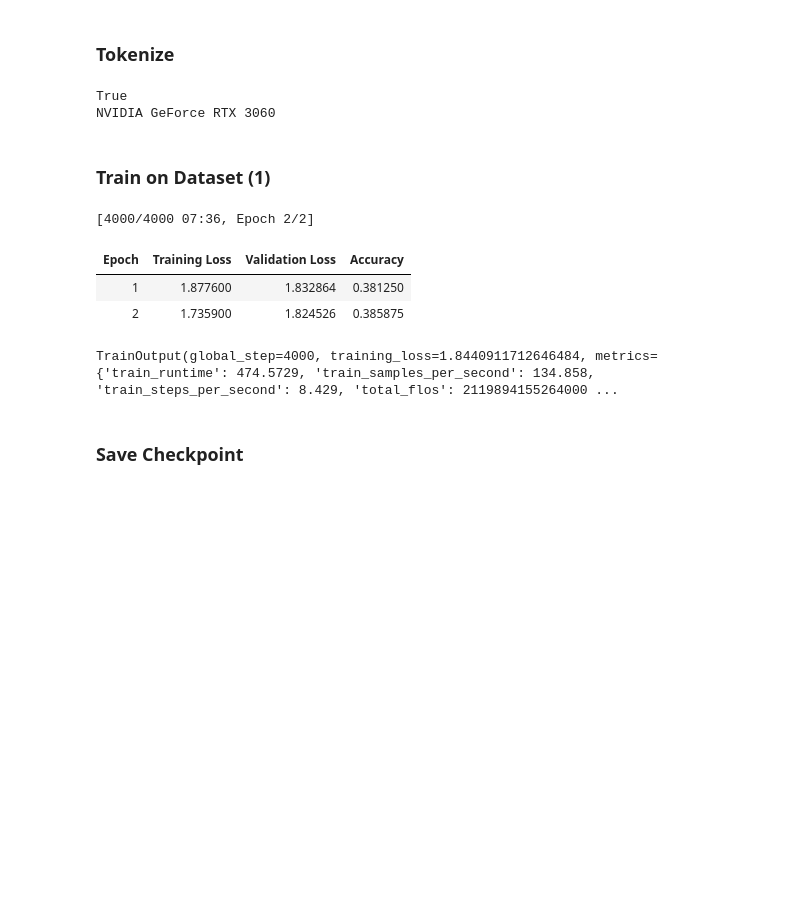
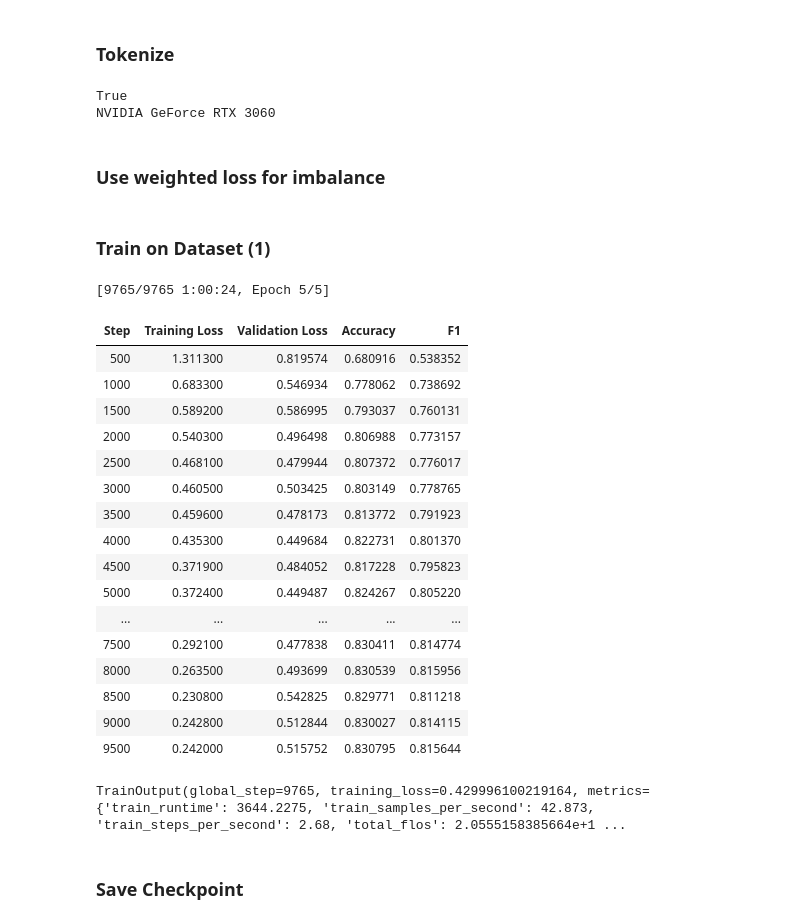
Before and after one commit to majiinB/Heron-wellnest-ml-model, a Jupyter notebook: notebooks/nlp/xlm-roberta.ipynb, the cells around one changed output. Drawn from its saved outputs; the diff is of its cells as text; code cells hidden in the pictures; blank space fills up the shorter version.

Commit message:
xlm-roberta trained in the second dataset works here with 81% f1 score

```diff
--- a/notebooks/nlp/xlm-roberta.ipynb
+++ b/notebooks/nlp/xlm-roberta.ipynb
@@ -249,6 +374,6 @@ Blank in test data: 0
 # %%
 tokenizer = AutoTokenizer.from_pretrained(MODEL_NAME)
 model = AutoModelForSequenceClassification.from_pretrained(
-    MODEL_NAME, num_labels=len(labels_1), id2label=id_1_to_label, label2id=label_1_to_id
+    MODEL_NAME, num_labels=len(labels_2), id2label=id_2_to_label, label2id=label_2_to_id
 )
 # %% [output]
@@ -258,12 +433,14 @@ You should probably TRAIN this model on a down-stream task to be able to use it
 ### Tokenize
 # %%
 def tokenize_function(example):
-    return tokenizer(example["text"], truncation=True, padding="max_length", max_length=128)
+    return tokenizer(example["text"], truncation=True, padding="max_length", max_length=256)
 
-dataset_1_broad_emotion = dataset_1_broad_emotion.map(tokenize_function, batched=True)
+dataset_1_broad_emotion = dataset_2_specialize.map(tokenize_function, batched=True)
 
 print(torch.cuda.is_available())  # should be True
 print(torch.cuda.get_device_name(0))  # should show RTX 3060
 # %% [output]
 True
 NVIDIA GeForce RTX 3060
+# %% [markdown]
+### Use weighted loss for imbalance
@@ -274,49 +485,84 @@ NVIDIA GeForce RTX 3060
 dataset_1_broad_emotion.set_format(
     type="torch",
     columns=["input_ids", "attention_mask", "labels"],
 )
 
 accuracy = evaluate.load("accuracy")
+f1 = evaluate.load("f1")
 
 def compute_metrics(p):
     preds = p.predictions.argmax(-1)
-    return accuracy.compute(predictions=preds, references=p.label_ids)
+    acc = accuracy.compute(predictions=preds, references=p.label_ids)
+    f1_score = f1.compute(predictions=preds, references=p.label_ids, average="macro")
+
+    return {**acc, **f1_score}
 
 training_args = TrainingArguments(
     output_dir=MODEL_PATH_FINETUNE_1,
-    eval_strategy="epoch",
-    save_strategy="epoch",
+
+    # Evaluation & saving
+    eval_strategy="steps",             # evaluate more frequently
+    eval_steps=500,                    # evaluate every 500 steps
+    save_strategy="steps",             # save every eval
+    save_steps=500,
+    save_total_limit=3,                # keep last 3 checkpoints
+
+    # Optimizer
     learning_rate=2e-5,
+    warmup_ratio=0.1,                  # 10% warmup
+    weight_decay=0.05,                 # helps reduce overfitting
 
+    # Batch size
     per_device_train_batch_size=8,
     per_device_eval_batch_size=8,
-    gradient_accumulation_steps=2,
+    gradient_accumulation_steps=2,     # effective batch size 16
 
-    fp16=True,
-    fp16_full_eval=True,
+    # Mixed precision
+    fp16=True,                         # faster training
 
-    num_train_epochs=2,
-    weight_decay=0.01,
+    # Training length
+    num_train_epochs=5,                # shorter to prevent overfitting
+    load_best_model_at_end=True,       # load checkpoint with best validation loss
+    metric_for_best_model="f1",  # choose metric to track best model
 
-    dataloader_num_workers = 4   # safe default
+    # Misc
+    dataloader_num_workers=4,
+    # logging_steps=100,                 # logs every 100 steps
+    # logging_dir=f"{MODEL_PATH_FINETUNE_1}/logs"
 )
 
 trainer = Trainer(
     model=model,
     args=training_args,
     train_dataset=dataset_1_broad_emotion["train"],
-    eval_dataset=dataset_1_broad_emotion["test"],
+    eval_dataset=dataset_1_broad_emotion["validation"],  # <-- use validation here
     tokenizer=tokenizer,
     compute_metrics=compute_metrics,
 )
 
-trainer.train()
+last_checkpoint = get_last_checkpoint(MODEL_PATH_FINETUNE_1)
+
+trainer.train(resume_from_checkpoint=last_checkpoint)
 # %% [output]
-[4000/4000 07:36, Epoch 2/2]
+[9765/9765 1:00:24, Epoch 5/5]
-| Epoch | Training Loss | Validation Loss | Accuracy |
-| 1 | 1.877600 | 1.832864 | 0.381250 |
-| 2 | 1.735900 | 1.824526 | 0.385875 |
+| Step | Training Loss | Validation Loss | Accuracy | F1 |
+| 500 | 1.311300 | 0.819574 | 0.680916 | 0.538352 |
+| 1000 | 0.683300 | 0.546934 | 0.778062 | 0.738692 |
+| 1500 | 0.589200 | 0.586995 | 0.793037 | 0.760131 |
+| 2000 | 0.540300 | 0.496498 | 0.806988 | 0.773157 |
+| 2500 | 0.468100 | 0.479944 | 0.807372 | 0.776017 |
+| 3000 | 0.460500 | 0.503425 | 0.803149 | 0.778765 |
+| 3500 | 0.459600 | 0.478173 | 0.813772 | 0.791923 |
+| 4000 | 0.435300 | 0.449684 | 0.822731 | 0.801370 |
+| 4500 | 0.371900 | 0.484052 | 0.817228 | 0.795823 |
+| 5000 | 0.372400 | 0.449487 | 0.824267 | 0.805220 |
+| ... | ... | ... | ... | ... |
+| 7500 | 0.292100 | 0.477838 | 0.830411 | 0.814774 |
+| 8000 | 0.263500 | 0.493699 | 0.830539 | 0.815956 |
+| 8500 | 0.230800 | 0.542825 | 0.829771 | 0.811218 |
+| 9000 | 0.242800 | 0.512844 | 0.830027 | 0.814115 |
+| 9500 | 0.242000 | 0.515752 | 0.830795 | 0.815644 |
-TrainOutput(global_step=4000, training_loss=1.8440911712646484, metrics={'train_runtime': 474.5729, 'train_samples_per_second': 134.858, 'train_steps_per_second': 8.429, 'total_flos': 2119894155264000 ...
+TrainOutput(global_step=9765, training_loss=0.429996100219164, metrics={'train_runtime': 3644.2275, 'train_samples_per_second': 42.873, 'train_steps_per_second': 2.68, 'total_flos': 2.0555158385664e+1 ...
 # %% [markdown]
 ### Save Checkpoint
 # %%
```
Also changed, not shown: parts of 16 cells of this notebook, 1 other file.
